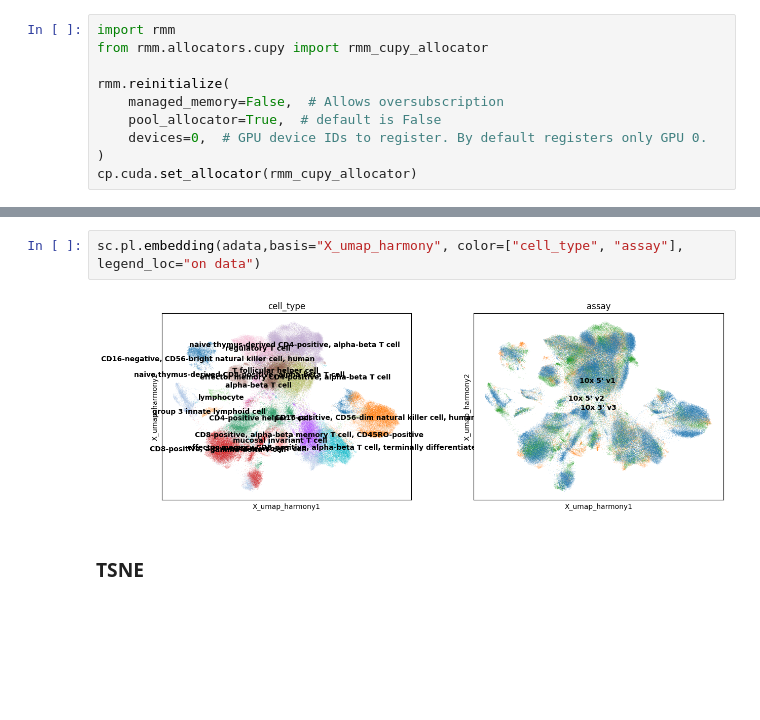
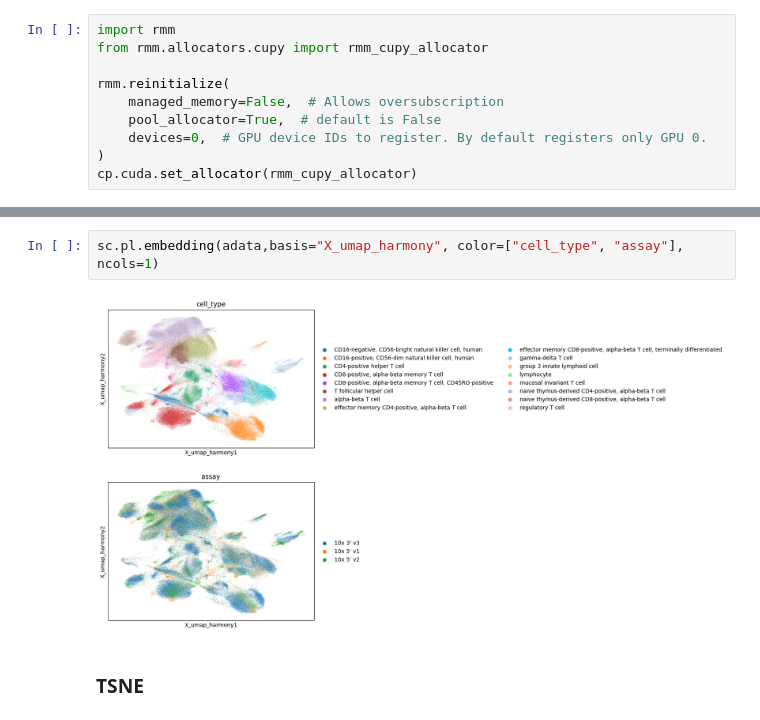
Before and after one commit to scverse/rapids_singlecell-notebooks, a Jupyter notebook: 01_demo_gpu.ipynb, the cells around one changed output, grey strips where cells are left out. Saved outputs shown, nothing was run; the diff lists cells and outputs as text; blank space fills up the shorter version.

```diff
--- a/01_demo_gpu.ipynb
+++ b/01_demo_gpu.ipynb
@@ -367,8 +373,8 @@ CPU times: user 1.4 s, sys: 144 ms, total: 1.55 s
 Wall time: 1.39 s
 # %%
-sc.pl.embedding(adata,basis="X_umap_harmony", color=["cell_type", "assay"], legend_loc="on data")
+sc.pl.embedding(adata,basis="X_umap_harmony", color=["cell_type", "assay"], ncols=1)
 # %% [output]
-[figure, old version]
+[figure, new version]
 # %% [markdown]
 ### TSNE
 # %% [markdown]
```
Also changed, not shown: parts of 35 cells of this notebook, 2 other files.
